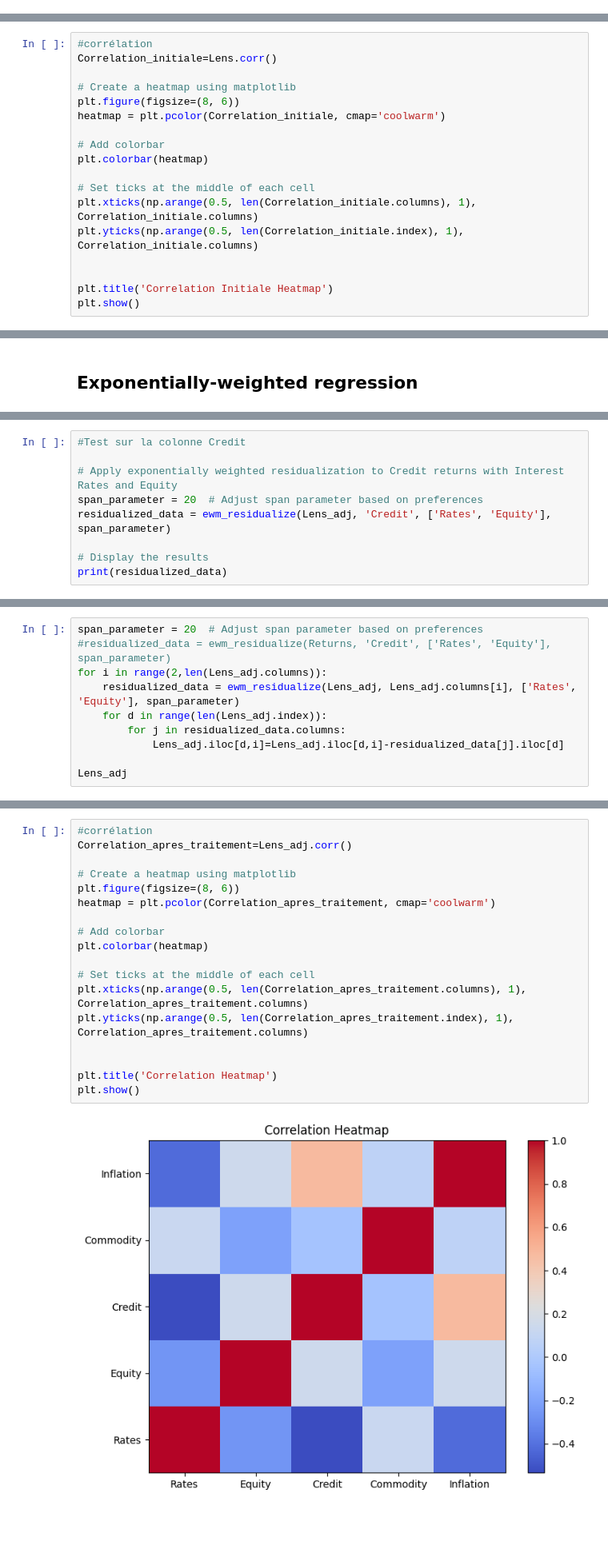
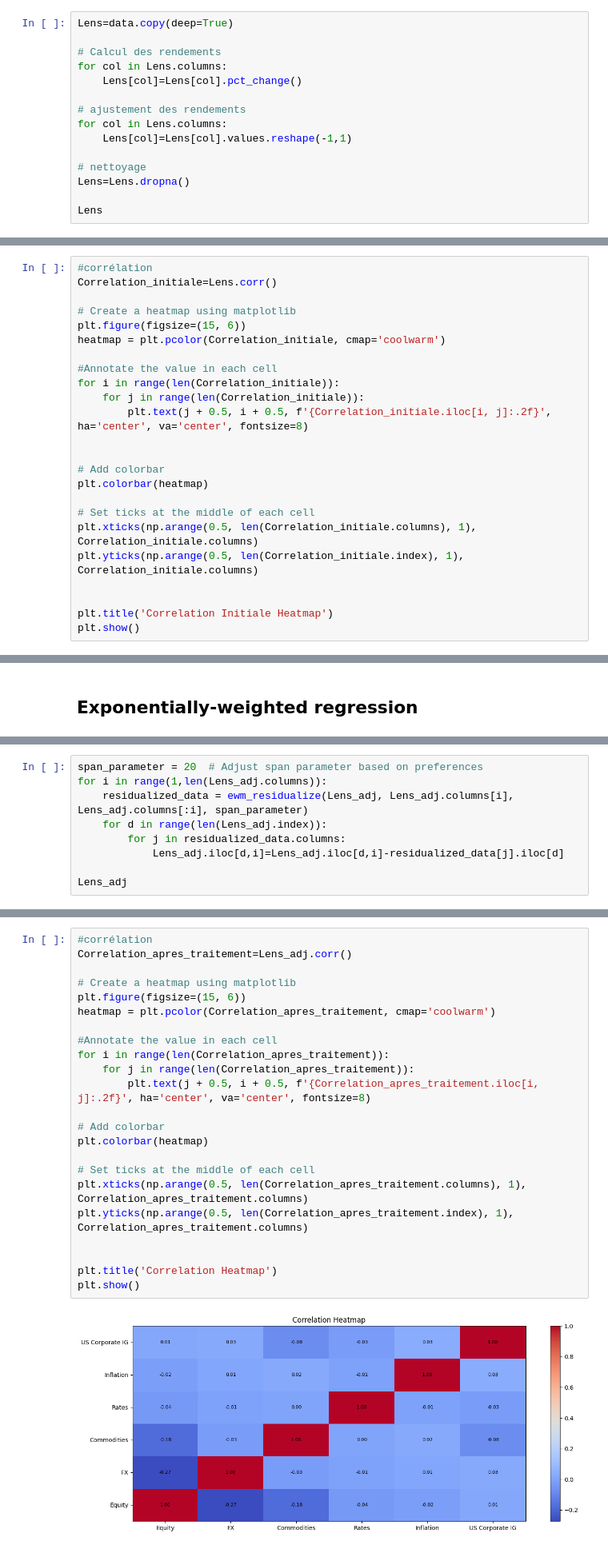
Before and after one commit to WilliamB111/BNY-Markets-Regime-Project-127, a Jupyter notebook: GMM.ipynb, the cells around one changed output, grey strips where cells are left out. Shown at 80% size. Drawn from its saved outputs; the diff is of its cells as text; blank space fills up the shorter version.

```diff
--- a/GMM.ipynb
+++ b/GMM.ipynb
@@ -124,0 +177,15 @@ Lens.to_csv(chemin_fichier_csv,index=True)
+# %%
+Lens=data.copy(deep=True)
+
+# Calcul des rendements
+for col in Lens.columns:
+    Lens[col]=Lens[col].pct_change()
+
+# ajustement des rendements
+for col in Lens.columns:
+    Lens[col]=Lens[col].values.reshape(-1,1)
+
+# nettoyage
+Lens=Lens.dropna()
+
+Lens
@@ -127,8 +237,14 @@ Lens.to_csv(chemin_fichier_csv,index=True)
 Correlation_initiale=Lens.corr()
 
 # Create a heatmap using matplotlib
-plt.figure(figsize=(8, 6))
+plt.figure(figsize=(15, 6))
 heatmap = plt.pcolor(Correlation_initiale, cmap='coolwarm')
+
+#Annotate the value in each cell
+for i in range(len(Correlation_initiale)):
+    for j in range(len(Correlation_initiale)):
+        plt.text(j + 0.5, i + 0.5, f'{Correlation_initiale.iloc[i, j]:.2f}', ha='center', va='center', fontsize=8)
+
 
 # Add colorbar
 plt.colorbar(heatmap)
@@ -200,12 +317,3 @@ def ewm_residualize(donnees, dependent_column, independent_columns, span):
         result[col + '_residual'] = residuals
 
     return result
-# %%
-#Test sur la colonne Credit
-
-# Apply exponentially weighted residualization to Credit returns with Interest Rates and Equity
-span_parameter = 20  # Adjust span parameter based on preferences
-residualized_data = ewm_residualize(Lens_adj, 'Credit', ['Rates', 'Equity'], span_parameter)
-
-# Display the results
-print(residualized_data)
@@ -228,8 +322,7 @@ Date
 # %%
 span_parameter = 20  # Adjust span parameter based on preferences
-#residualized_data = ewm_residualize(Returns, 'Credit', ['Rates', 'Equity'], span_parameter)
-for i in range(2,len(Lens_adj.columns)):
-    residualized_data = ewm_residualize(Lens_adj, Lens_adj.columns[i], ['Rates', 'Equity'], span_parameter)
+for i in range(1,len(Lens_adj.columns)):
+    residualized_data = ewm_residualize(Lens_adj, Lens_adj.columns[i], Lens_adj.columns[:i], span_parameter)
     for d in range(len(Lens_adj.index)):
         for j in residualized_data.columns:
             Lens_adj.iloc[d,i]=Lens_adj.iloc[d,i]-residualized_data[j].iloc[d]
@@ -253,23 +370,28 @@ Lens_adj
 # %%
 #corrélation
 Correlation_apres_traitement=Lens_adj.corr()
 
 # Create a heatmap using matplotlib
-plt.figure(figsize=(8, 6))
+plt.figure(figsize=(15, 6))
 heatmap = plt.pcolor(Correlation_apres_traitement, cmap='coolwarm')
+
+#Annotate the value in each cell
+for i in range(len(Correlation_apres_traitement)):
+    for j in range(len(Correlation_apres_traitement)):
+        plt.text(j + 0.5, i + 0.5, f'{Correlation_apres_traitement.iloc[i, j]:.2f}', ha='center', va='center', fontsize=8)
 
 # Add colorbar
 plt.colorbar(heatmap)
 
 # Set ticks at the middle of each cell
 plt.xticks(np.arange(0.5, len(Correlation_apres_traitement.columns), 1), Correlation_apres_traitement.columns)
 plt.yticks(np.arange(0.5, len(Correlation_apres_traitement.index), 1), Correlation_apres_traitement.columns)
 
 
 plt.title('Correlation Heatmap')
 plt.show()
 # %% [output]
-[figure, old version]
+[figure, new version]
 # %%
 Correlation_initiale #Corrélations avant regression exponentielle
 # %% [output]
```
Also changed, not shown: parts of 51 cells of this notebook.
